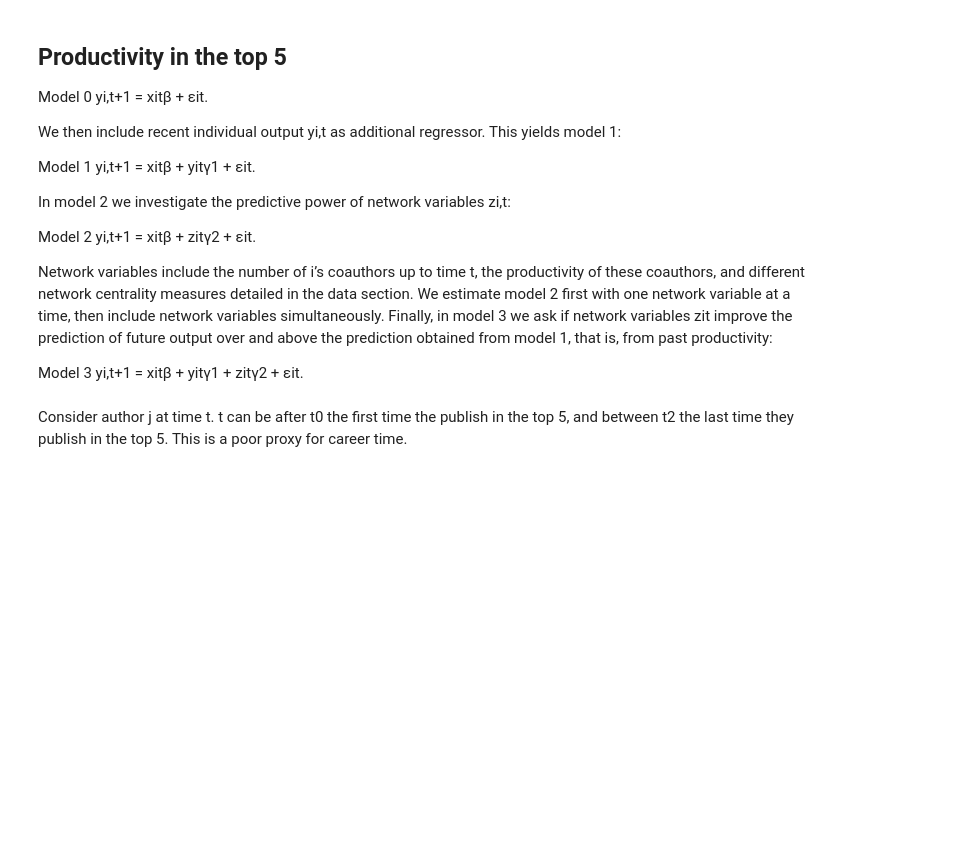
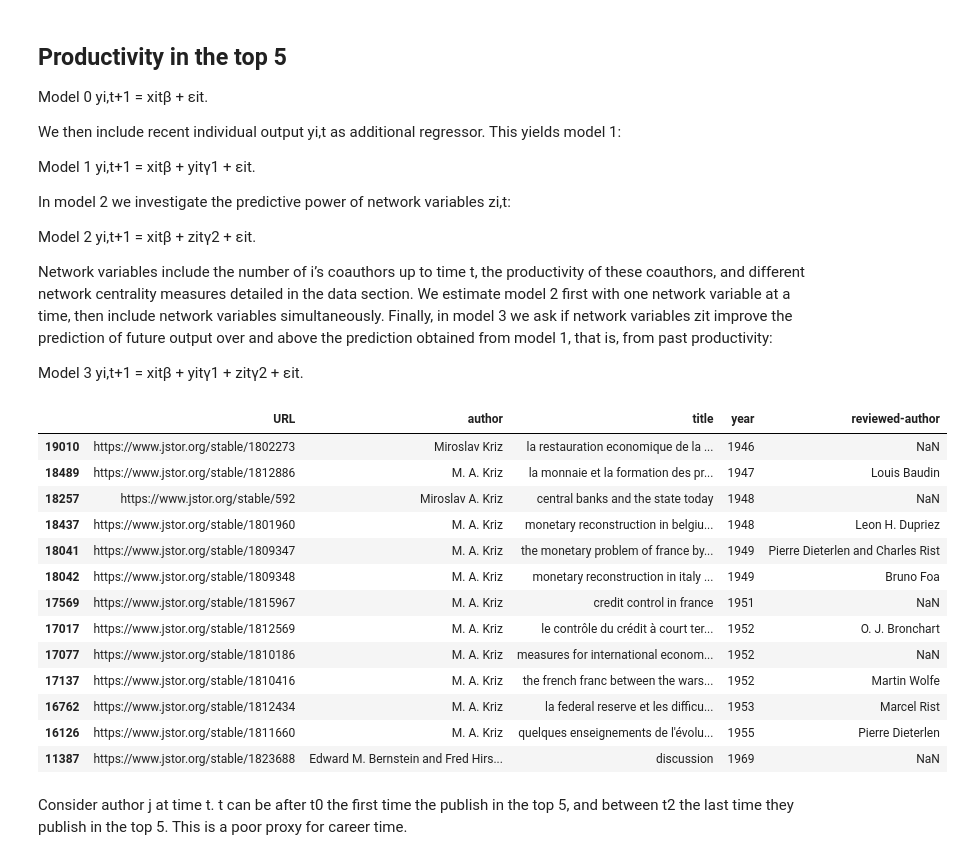
Before and after one commit to cogeorg/80YearsEconomicResearch, a Jupyter notebook: 040_model_formatting/041_model_2.ipynb, the cells around one changed output. Saved outputs shown, nothing was run; the diff lists cells and outputs as text; code cells hidden in the pictures; blank space fills up the shorter version.

```diff
--- a/040_model_formatting/041_model_2.ipynb
+++ b/040_model_formatting/041_model_2.ipynb
@@ -42,6 +42,23 @@ relevant_sub=relevant[["ref_ord", "id_o", "year_o","match_id"]]
 # %%
 ex_content=['MISC', 'Errata','Discussion', 'Review', 'Review2']
 content=['Article', 'Comment', 'Reply', 'Rejoinder']
+# %%
+j_data[j_data["author"].str.contains("Kriz")==True].sort_values(by=["year"])[["URL","author","title","year","reviewed-author"]]
+# %% [output]
+|  | URL | author | title | year | reviewed-author |
+| 19010 | https://www.jstor.org/stable/1802273 | Miroslav Kriz | la restauration economique de la ... | 1946 | NaN |
+| 18489 | https://www.jstor.org/stable/1812886 | M. A. Kriz | la monnaie et la formation des pr... | 1947 | Louis Baudin |
+| 18257 | https://www.jstor.org/stable/592 | Miroslav A. Kriz | central banks and the state today | 1948 | NaN |
+| 18437 | https://www.jstor.org/stable/1801960 | M. A. Kriz | monetary reconstruction in belgiu... | 1948 | Leon H. Dupriez |
+| 18041 | https://www.jstor.org/stable/1809347 | M. A. Kriz | the monetary problem of france by... | 1949 | Pierre Dieterlen and Charles Rist |
+| 18042 | https://www.jstor.org/stable/1809348 | M. A. Kriz | monetary reconstruction in italy ... | 1949 | Bruno Foa |
+| 17569 | https://www.jstor.org/stable/1815967 | M. A. Kriz | credit control in france | 1951 | NaN |
+| 17017 | https://www.jstor.org/stable/1812569 | M. A. Kriz | le contrôle du crédit à court ter... | 1952 | O. J. Bronchart |
+| 17077 | https://www.jstor.org/stable/1810186 | M. A. Kriz | measures for international econom... | 1952 | NaN |
+| 17137 | https://www.jstor.org/stable/1810416 | M. A. Kriz | the french franc between the wars... | 1952 | Martin Wolfe |
+| 16762 | https://www.jstor.org/stable/1812434 | M. A. Kriz | la federal reserve et les difficu... | 1953 | Marcel Rist |
+| 16126 | https://www.jstor.org/stable/1811660 | M. A. Kriz | quelques enseignements de l'évolu... | 1955 | Pierre Dieterlen |
+| 11387 | https://www.jstor.org/stable/1823688 | Edward M. Bernstein and Fred Hirs... | discussion | 1969 | NaN |
 # %%
 # Load dataset (Assuming it has 'Paper_ID', 'Author', and 'Year')
 df = proc_auths_all[["id_o","a1","last", "a1_order_str", "year"]].rename(columns={'id_o': 'Paper_ID', 'a1_order_str': 'Author', "year":"Year"})
```
Also changed, not shown: parts of 4 cells of this notebook, 1 other file.
